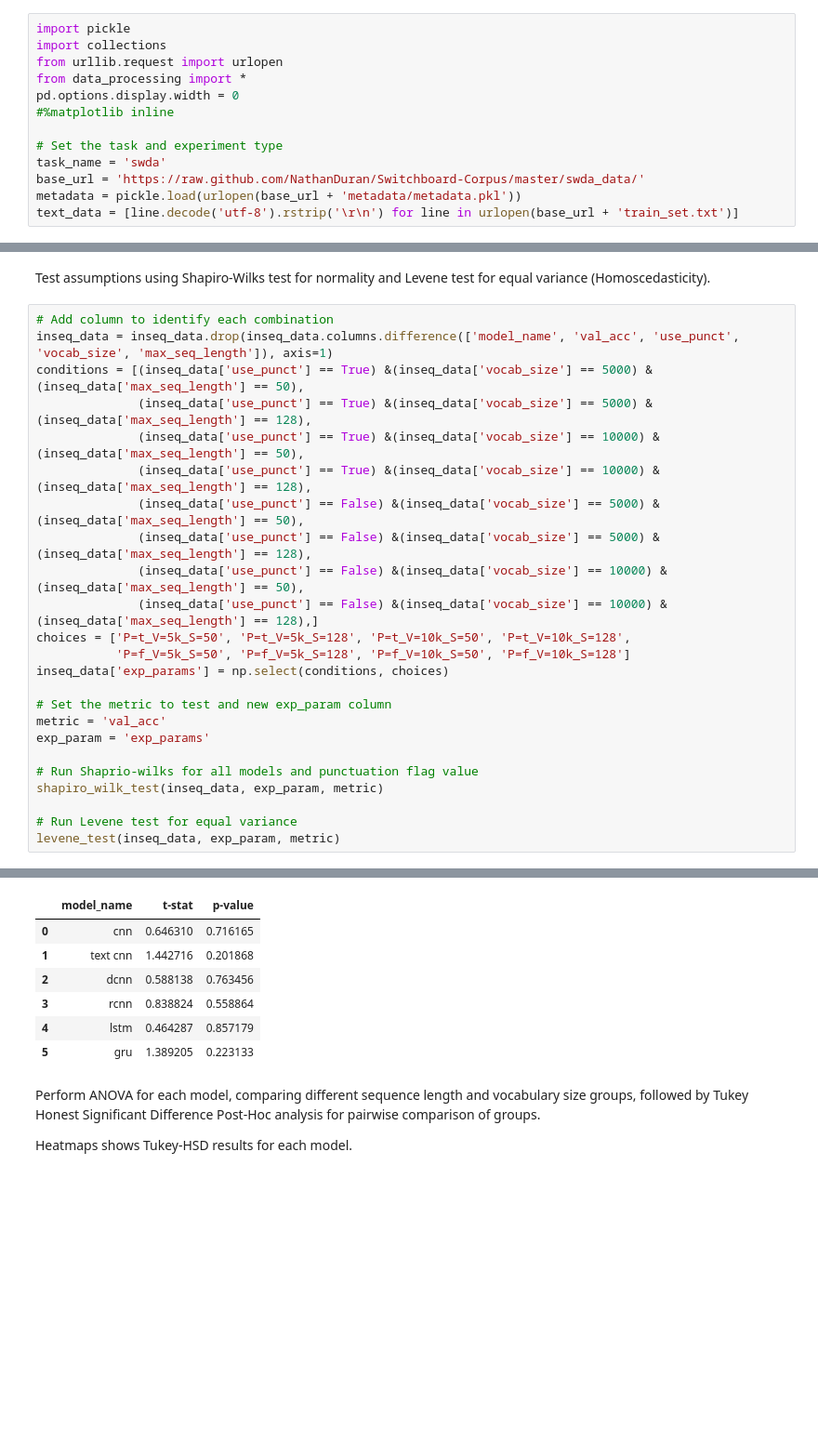
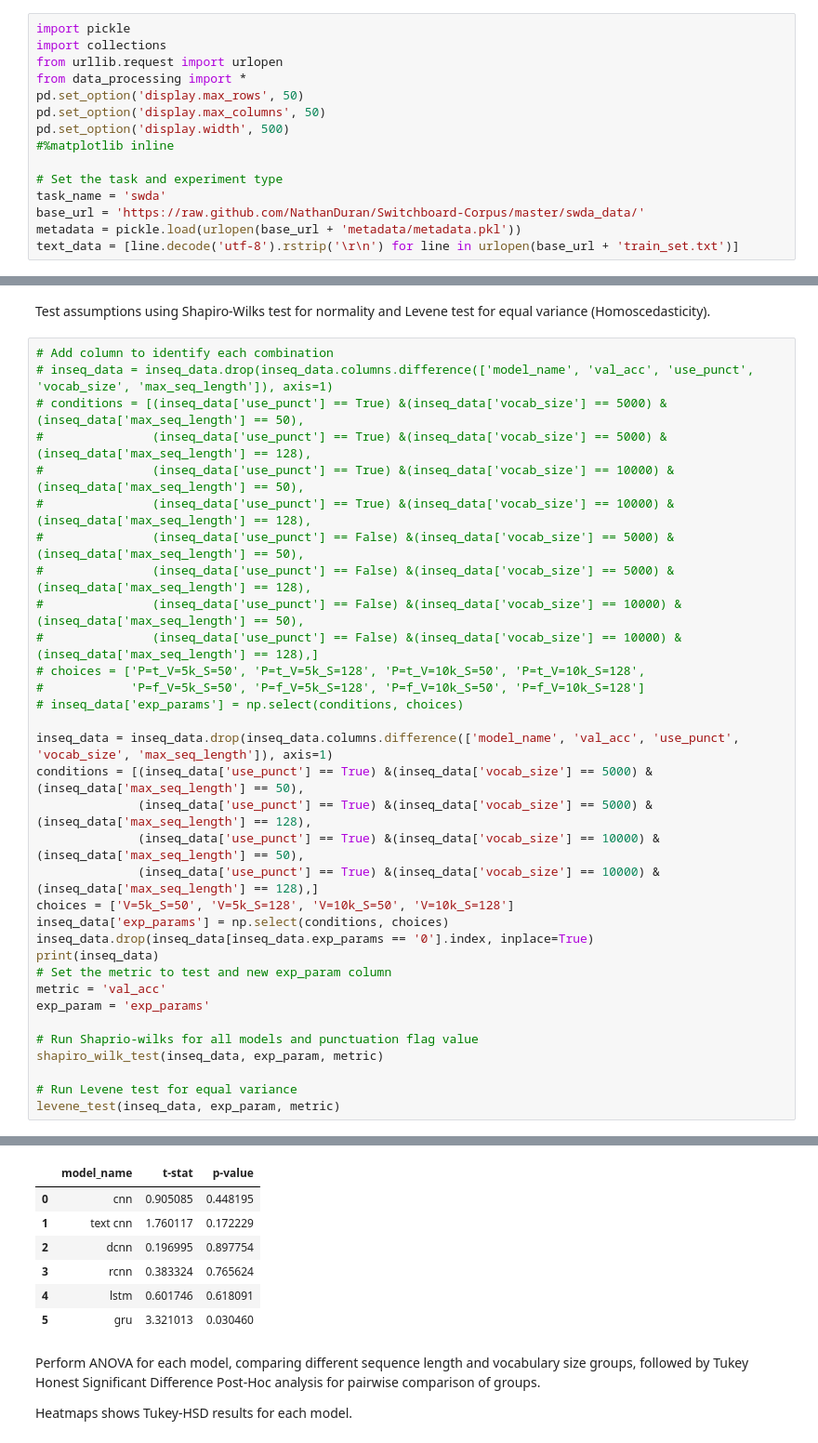
Before and after one commit to NathanDuran/Sentence-Encoding-for-DA-Classification, a Jupyter notebook: data_processing/results.ipynb, the cells around one changed output, grey strips where cells are left out. Shown at 93% size. Saved outputs shown, nothing was run; the diff lists cells and outputs as text; blank space fills up the shorter version.

```diff
--- a/data_processing/results.ipynb
+++ b/data_processing/results.ipynb
@@ -3,7 +3,9 @@ import pickle
 import collections
 from urllib.request import urlopen
 from data_processing import *
-pd.options.display.width = 0
+pd.set_option('display.max_rows', 50)
+pd.set_option('display.max_columns', 50)
+pd.set_option('display.width', 500)
 #%matplotlib inline
 
 # Set the task and experiment type
@@ -426,19 +424,28 @@ Best test accuracy in mean data:
 Test assumptions using Shapiro-Wilks test for normality and Levene test for equal variance (Homoscedasticity).
 # %%
 # Add column to identify each combination
+# inseq_data = inseq_data.drop(inseq_data.columns.difference(['model_name', 'val_acc', 'use_punct', 'vocab_size', 'max_seq_length']), axis=1)
+# conditions = [(inseq_data['use_punct'] == True) &(inseq_data['vocab_size'] == 5000) & (inseq_data['max_seq_length'] == 50),
+#               (inseq_data['use_punct'] == True) &(inseq_data['vocab_size'] == 5000) & (inseq_data['max_seq_length'] == 128),
+#               (inseq_data['use_punct'] == True) &(inseq_data['vocab_size'] == 10000) & (inseq_data['max_seq_length'] == 50),
+#               (inseq_data['use_punct'] == True) &(inseq_data['vocab_size'] == 10000) & (inseq_data['max_seq_length'] == 128),
+#               (inseq_data['use_punct'] == False) &(inseq_data['vocab_size'] == 5000) & (inseq_data['max_seq_length'] == 50),
+#               (inseq_data['use_punct'] == False) &(inseq_data['vocab_size'] == 5000) & (inseq_data['max_seq_length'] == 128),
+#               (inseq_data['use_punct'] == False) &(inseq_data['vocab_size'] == 10000) & (inseq_data['max_seq_length'] == 50),
+#               (inseq_data['use_punct'] == False) &(inseq_data['vocab_size'] == 10000) & (inseq_data['max_seq_length'] == 128),]
+# choices = ['P=t_V=5k_S=50', 'P=t_V=5k_S=128', 'P=t_V=10k_S=50', 'P=t_V=10k_S=128',
+#            'P=f_V=5k_S=50', 'P=f_V=5k_S=128', 'P=f_V=10k_S=50', 'P=f_V=10k_S=128']
+# inseq_data['exp_params'] = np.select(conditions, choices)
+
 inseq_data = inseq_data.drop(inseq_data.columns.difference(['model_name', 'val_acc', 'use_punct', 'vocab_size', 'max_seq_length']), axis=1)
 conditions = [(inseq_data['use_punct'] == True) &(inseq_data['vocab_size'] == 5000) & (inseq_data['max_seq_length'] == 50),
               (inseq_data['use_punct'] == True) &(inseq_data['vocab_size'] == 5000) & (inseq_data['max_seq_length'] == 128),
               (inseq_data['use_punct'] == True) &(inseq_data['vocab_size'] == 10000) & (inseq_data['max_seq_length'] == 50),
-              (inseq_data['use_punct'] == True) &(inseq_data['vocab_size'] == 10000) & (inseq_data['max_seq_length'] == 128),
-              (inseq_data['use_punct'] == False) &(inseq_data['vocab_size'] == 5000) & (inseq_data['max_seq_length'] == 50),
-              (inseq_data['use_punct'] == False) &(inseq_data['vocab_size'] == 5000) & (inseq_data['max_seq_length'] == 128),
-              (inseq_data['use_punct'] == False) &(inseq_data['vocab_size'] == 10000) & (inseq_data['max_seq_length'] == 50),
-              (inseq_data['use_punct'] == False) &(inseq_data['vocab_size'] == 10000) & (inseq_data['max_seq_length'] == 128),]
-choices = ['P=t_V=5k_S=50', 'P=t_V=5k_S=128', 'P=t_V=10k_S=50', 'P=t_V=10k_S=128',
-           'P=f_V=5k_S=50', 'P=f_V=5k_S=128', 'P=f_V=10k_S=50', 'P=f_V=10k_S=128']
+              (inseq_data['use_punct'] == True) &(inseq_data['vocab_size'] == 10000) & (inseq_data['max_seq_length'] == 128),]
+choices = ['V=5k_S=50', 'V=5k_S=128', 'V=10k_S=50', 'V=10k_S=128']
 inseq_data['exp_params'] = np.select(conditions, choices)
-
+inseq_data.drop(inseq_data[inseq_data.exp_params == '0'].index, inplace=True)
+print(inseq_data)
 # Set the metric to test and new exp_param column
 metric = 'val_acc'
 exp_param = 'exp_params'
@@ -458,10 +477,10 @@ All models exp_params have equal variance.
 |  | model_name | t-stat | p-value |
-| 0 | cnn | 0.646310 | 0.716165 |
-| 1 | text cnn | 1.442716 | 0.201868 |
-| 2 | dcnn | 0.588138 | 0.763456 |
-| 3 | rcnn | 0.838824 | 0.558864 |
-| 4 | lstm | 0.464287 | 0.857179 |
-| 5 | gru | 1.389205 | 0.223133 |
+| 0 | cnn | 0.905085 | 0.448195 |
+| 1 | text cnn | 1.760117 | 0.172229 |
+| 2 | dcnn | 0.196995 | 0.897754 |
+| 3 | rcnn | 0.383324 | 0.765624 |
+| 4 | lstm | 0.601746 | 0.618091 |
+| 5 | gru | 3.321013 | 0.030460 |
 # %% [markdown]
 Perform ANOVA for each model, comparing different sequence length and vocabulary size groups,
 followed by Tukey Honest Significant Difference Post-Hoc analysis for pairwise comparison of groups.
```
Also changed, not shown: parts of 10 cells of this notebook, 5 other files.
